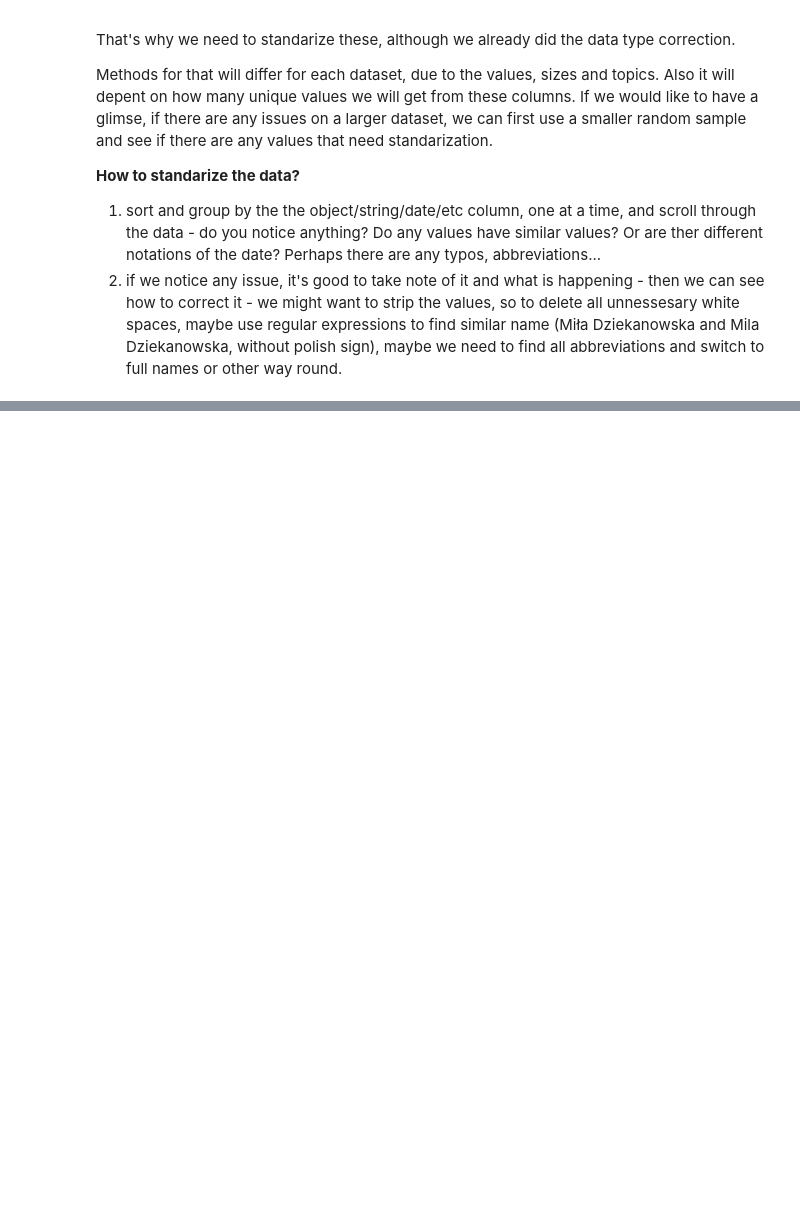
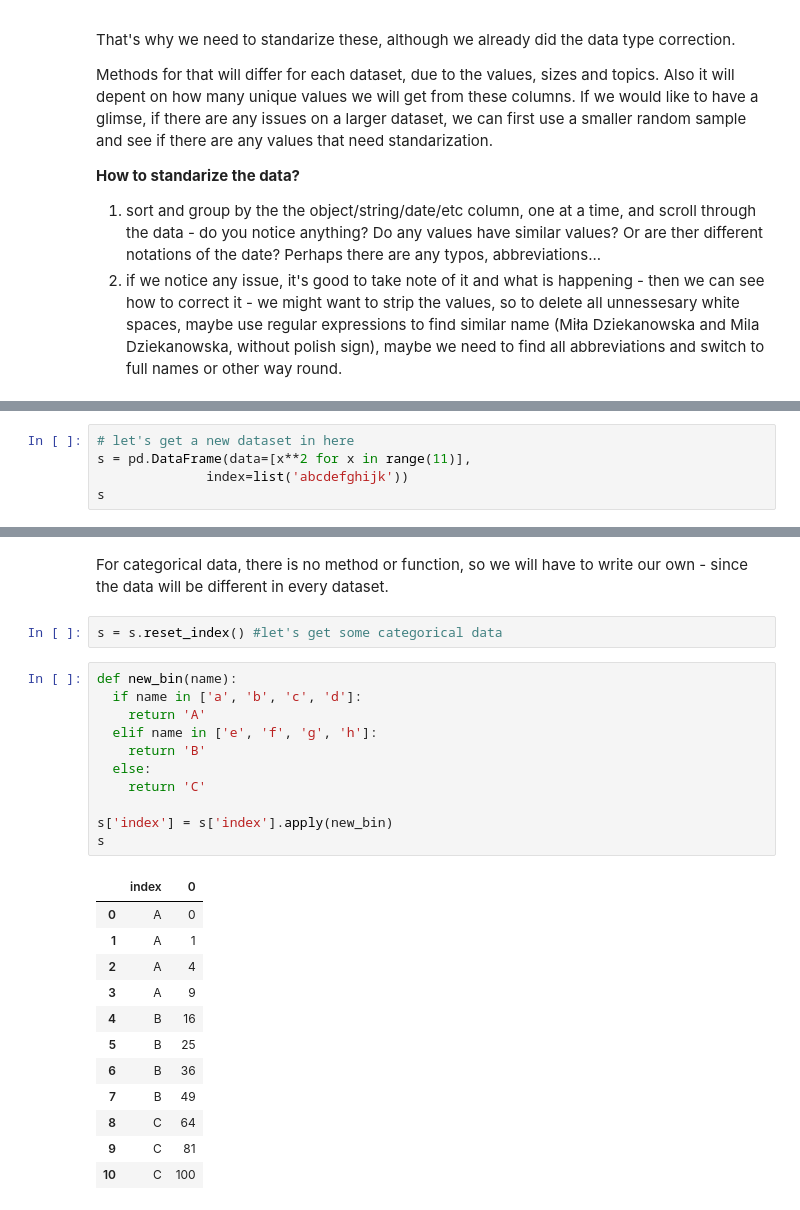
Before and after one commit to miladziekanowska/Data_Analytics, a Jupyter notebook: Pandas_Data_Cleaning.ipynb, the cells around one changed output, grey strips where cells are left out. Saved outputs shown, nothing was run; the diff lists cells and outputs as text; blank space fills up the shorter version.

```diff
--- a/Pandas_Data_Cleaning.ipynb
+++ b/Pandas_Data_Cleaning.ipynb
@@ -668,0 +687,5 @@ Methods for that will differ for each dataset, due to the values, sizes and topi
+# %%
+# let's get a new dataset in here
+s = pd.DataFrame(data=[x**2 for x in range(11)],
+              index=list('abcdefghijk'))
+s
@@ -668,0 +753,28 @@ Methods for that will differ for each dataset, due to the values, sizes and topi
+# %% [markdown]
+For categorical data, there is no method or function, so we will have to write our own - since the data will be different in every dataset.
+# %%
+s = s.reset_index() #let's get some categorical data
+# %%
+def new_bin(name):
+  if name in ['a', 'b', 'c', 'd']:
+    return 'A'
+  elif name in ['e', 'f', 'g', 'h']:
+    return 'B'
+  else:
+    return 'C'
+
+s['index'] = s['index'].apply(new_bin)
+s
+# %% [output]
+|  | index | 0 |
+| 0 | A | 0 |
+| 1 | A | 1 |
+| 2 | A | 4 |
+| 3 | A | 9 |
+| 4 | B | 16 |
+| 5 | B | 25 |
+| 6 | B | 36 |
+| 7 | B | 49 |
+| 8 | C | 64 |
+| 9 | C | 81 |
+| 10 | C | 100 |
```
Also changed, not shown: parts of 23 cells of this notebook.
